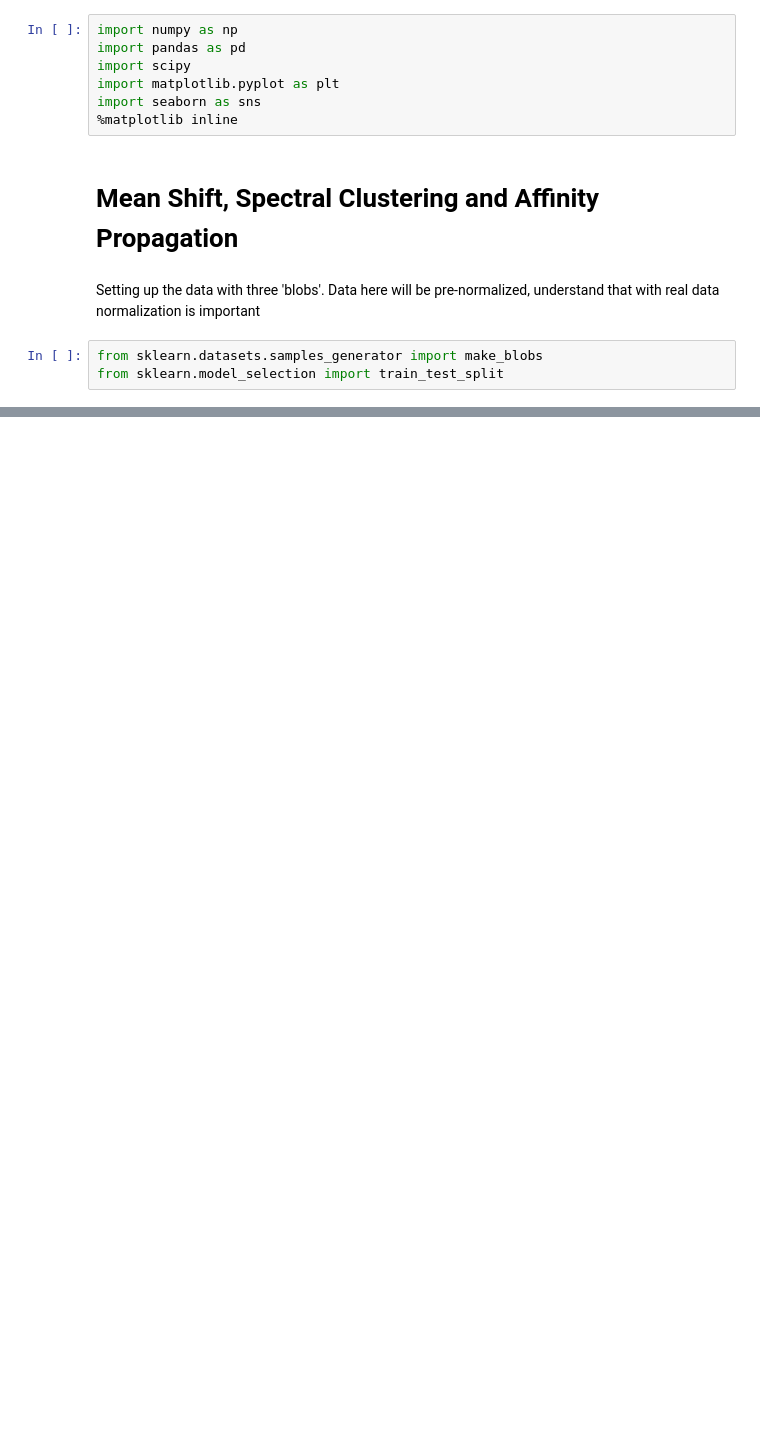
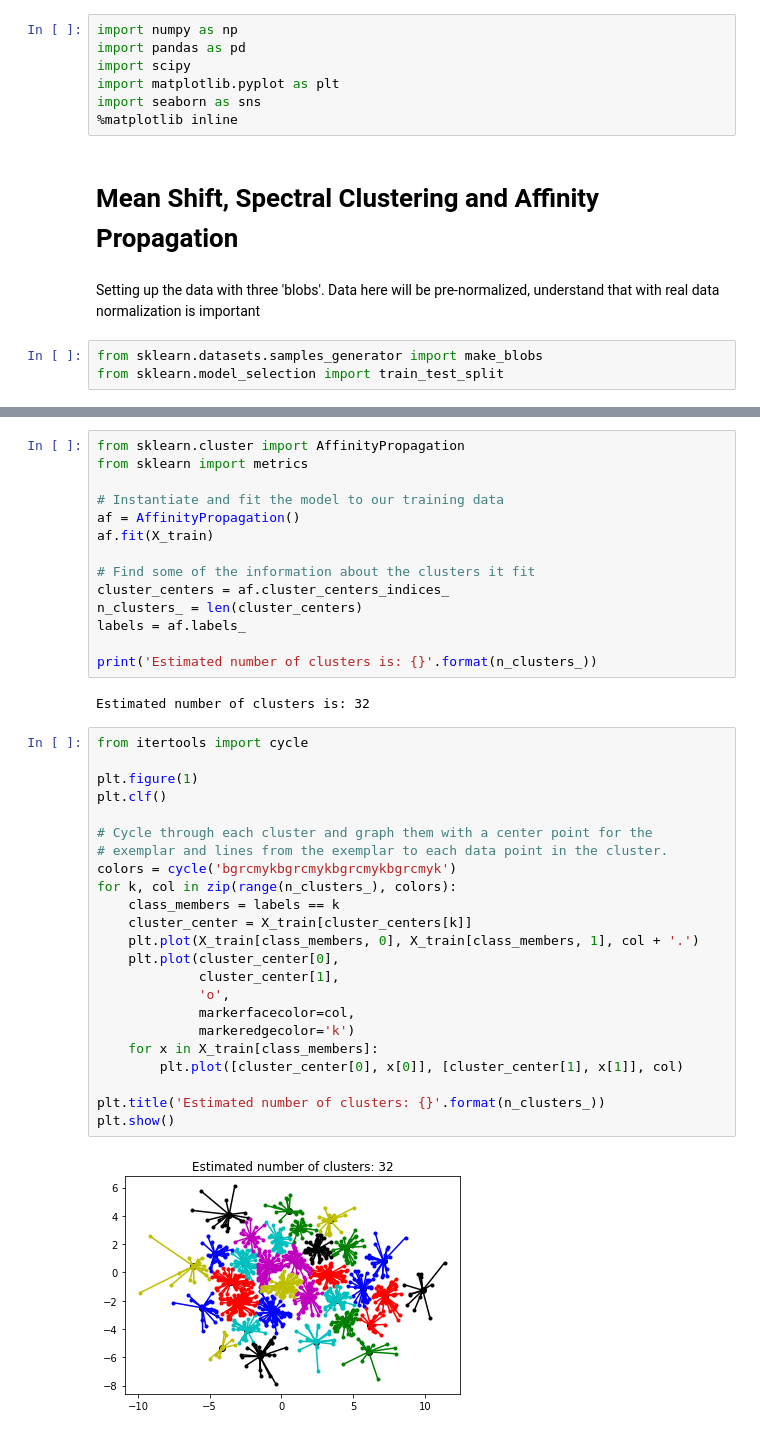
Before and after one commit to timothywallaby/thinkfulchallenge, a Jupyter notebook: MeanShiftOtherCluster.ipynb, the cells around one changed output, grey strips where cells are left out. Drawn from its saved outputs; the diff is of its cells as text; blank space fills up the shorter version.

```diff
--- a/MeanShiftOtherCluster.ipynb
+++ b/MeanShiftOtherCluster.ipynb
@@ -28,0 +153,41 @@ plt.show()
+# %%
+from sklearn.cluster import AffinityPropagation
+from sklearn import metrics
+
+# Instantiate and fit the model to our training data
+af = AffinityPropagation()
+af.fit(X_train)
+
+# Find some of the information about the clusters it fit
+cluster_centers = af.cluster_centers_indices_
+n_clusters_ = len(cluster_centers)
+labels = af.labels_
+
+print('Estimated number of clusters is: {}'.format(n_clusters_))
+# %% [output]
+Estimated number of clusters is: 32
+# %%
+from itertools import cycle
+
+plt.figure(1)
+plt.clf()
+
+# Cycle through each cluster and graph them with a center point for the
+# exemplar and lines from the exemplar to each data point in the cluster.
+colors = cycle('bgrcmykbgrcmykbgrcmykbgrcmyk')
+for k, col in zip(range(n_clusters_), colors):
+    class_members = labels == k
+    cluster_center = X_train[cluster_centers[k]]
+    plt.plot(X_train[class_members, 0], X_train[class_members, 1], col + '.')
+    plt.plot(cluster_center[0],
+             cluster_center[1],
+             'o',
+             markerfacecolor=col,
+             markeredgecolor='k')
+    for x in X_train[class_members]:
+        plt.plot([cluster_center[0], x[0]], [cluster_center[1], x[1]], col)
+
+plt.title('Estimated number of clusters: {}'.format(n_clusters_))
+plt.show()
+# %% [output]
+[figure, added]
```
Also changed, not shown: parts of 10 cells of this notebook, 1 other file.
